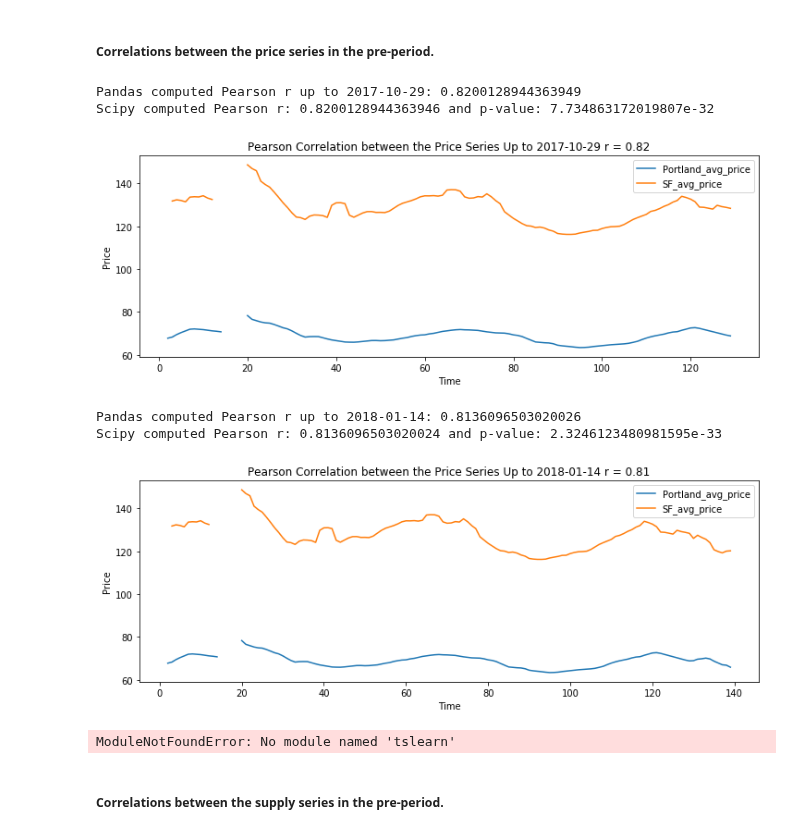
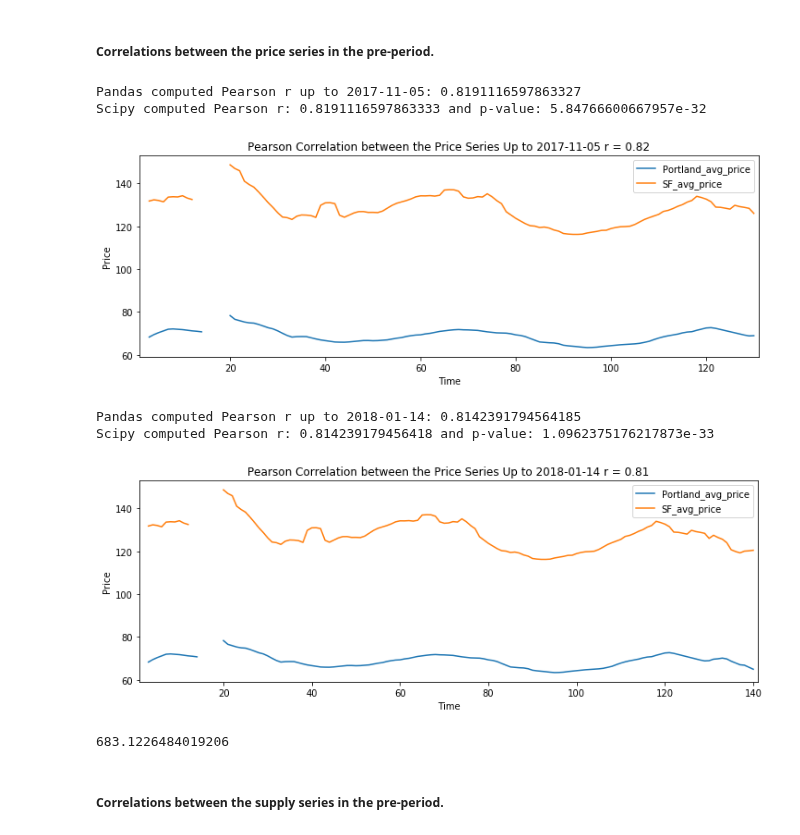
Before and after one commit to karensheng/Airbnb_Regulation, a Jupyter notebook: notebooks/Correlations between time series.ipynb, the cells around one changed output. Saved outputs shown, nothing was run; the diff lists cells and outputs as text; code cells hidden in the pictures.

```diff
--- a/notebooks/Correlations between time series.ipynb
+++ b/notebooks/Correlations between time series.ipynb
@@ -25,7 +23,7 @@ price = price.drop('date', axis =1)
 # %%
 def pearson_corr(df,idx,dt,var):
 
-    pre_df = df.iloc[:idx]
+    pre_df = df.iloc[1:idx]
     overall_pearson_r = pre_df.corr().iloc[0,1]
     print(f"Pandas computed Pearson r up to {dt}: {overall_pearson_r}")
 
@@ -40,17 +38,17 @@ def pearson_corr(df,idx,dt,var):
     ax.set(xlabel='Time',ylabel='Price')
     ax.set(title=f"Pearson Correlation between the Price Series Up to {dt} r = {np.round(overall_pearson_r,2)}");
 # %%
-pearson_corr(price,131,'2017-10-29','avg_price')
+pearson_corr(price,132,'2017-11-05','avg_price')
 # %% [output]
-Pandas computed Pearson r up to 2017-10-29: 0.8200128944363949
-Scipy computed Pearson r: 0.8200128944363946 and p-value: 7.734863172019807e-32
+Pandas computed Pearson r up to 2017-11-05: 0.8191116597863327
+Scipy computed Pearson r: 0.8191116597863333 and p-value: 5.84766600667957e-32
-[figure, old version]
+[figure, new version]
 # %%
-pearson_corr(price,141,'2018-01-14','avg_price')
+pearson_corr(price,142,'2018-01-14','avg_price')
 # %% [output]
-Pandas computed Pearson r up to 2018-01-14: 0.8136096503020026
-Scipy computed Pearson r: 0.8136096503020024 and p-value: 2.3246123480981595e-33
+Pandas computed Pearson r up to 2018-01-14: 0.8142391794564185
+Scipy computed Pearson r: 0.814239179456418 and p-value: 1.0962375176217873e-33
-[figure, old version]
+[figure, new version]
 # %%
 # def crosscorr(datax, datay, lag=0, wrap=False):
 #     """ Lag-N cross correlation.
@@ -105,7 +103,8 @@ from scipy.spatial.distance import euclidean
 
 from tslearn.metrics import dtw
 
-comp = pre_price.fillna(method = 'ffill').iloc[1:]
+pre_price = price.iloc[1:132]
+comp = pre_price.fillna(method = 'ffill')
 
 s1 = np.asarray(comp['SF_avg_price'])
 
@@ -113,7 +112,7 @@ s2 = np.asarray(comp['Portland_avg_price'])
 
 dtw(s1,s2)
 # %% [output]
-ModuleNotFoundError: No module named 'tslearn'
+683.1226484019206
 # %% [markdown]
 ##### Correlations between the supply series in the pre-period.
 # %%
```
Also changed, not shown: parts of 6 cells of this notebook.
